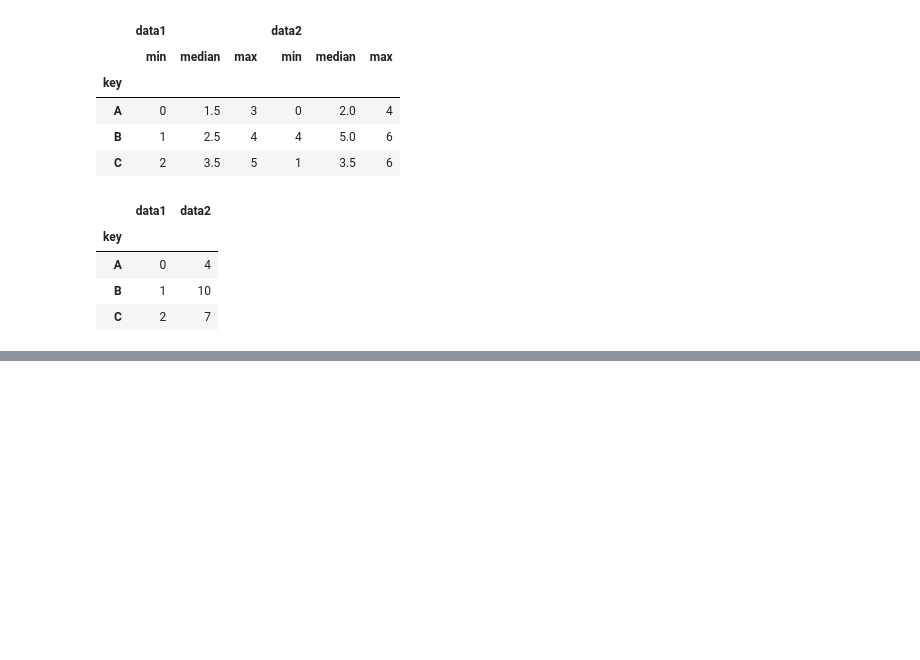
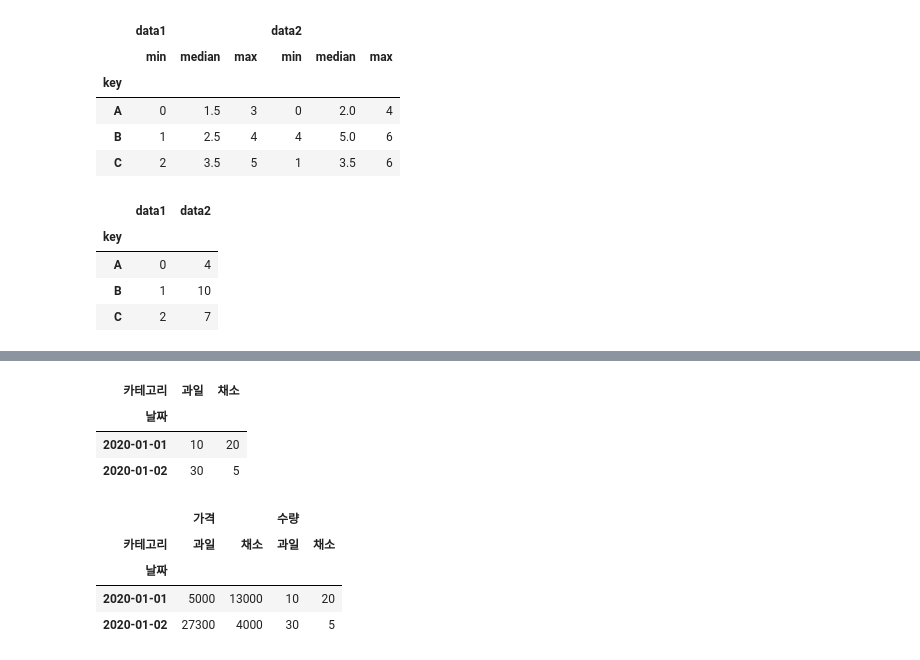
Before and after one commit to yejin716/Pandas, a Jupyter notebook: Pandas_day6/pandas_basic_03_pandas심화.ipynb, the cells around one changed output, grey strips where cells are left out. Cells and saved outputs as stored; diff of their text form; code cells hidden in the pictures; blank space fills up the shorter version.

```diff
--- a/Pandas_day6/pandas_basic_03_pandas심화.ipynb
+++ b/Pandas_day6/pandas_basic_03_pandas심화.ipynb
@@ -312,0 +428,27 @@ df.groupby('key').aggregate({'data1': 'min', 'data2': np.sum})
+# %%
+df = pd.DataFrame(data)
+
+df.pivot_table(
+    index = "날짜",
+    columns = "카테고리",
+    values = "수량",
+    aggfunc = "sum"
+)
+# %% [output]
+| 카테고리 | 과일 | 채소 |
+| 날짜 |  |  |
+| 2020-01-01 | 10 | 20 |
+| 2020-01-02 | 30 | 5 |
+# %%
+df.pivot_table(
+    index = "날짜",
+    columns = "카테고리",
+    values = ["수량","가격"],
+    aggfunc = np.sum
+)
+# %% [output]
+|  | 가격 |  | 수량 |  |
+| 카테고리 | 과일 | 채소 | 과일 | 채소 |
+| 날짜 |  |  |  |  |
+| 2020-01-01 | 5000 | 13000 | 10 | 20 |
+| 2020-01-02 | 27300 | 4000 | 30 | 5 |
```
Also changed, not shown: parts of 11 cells of this notebook.
